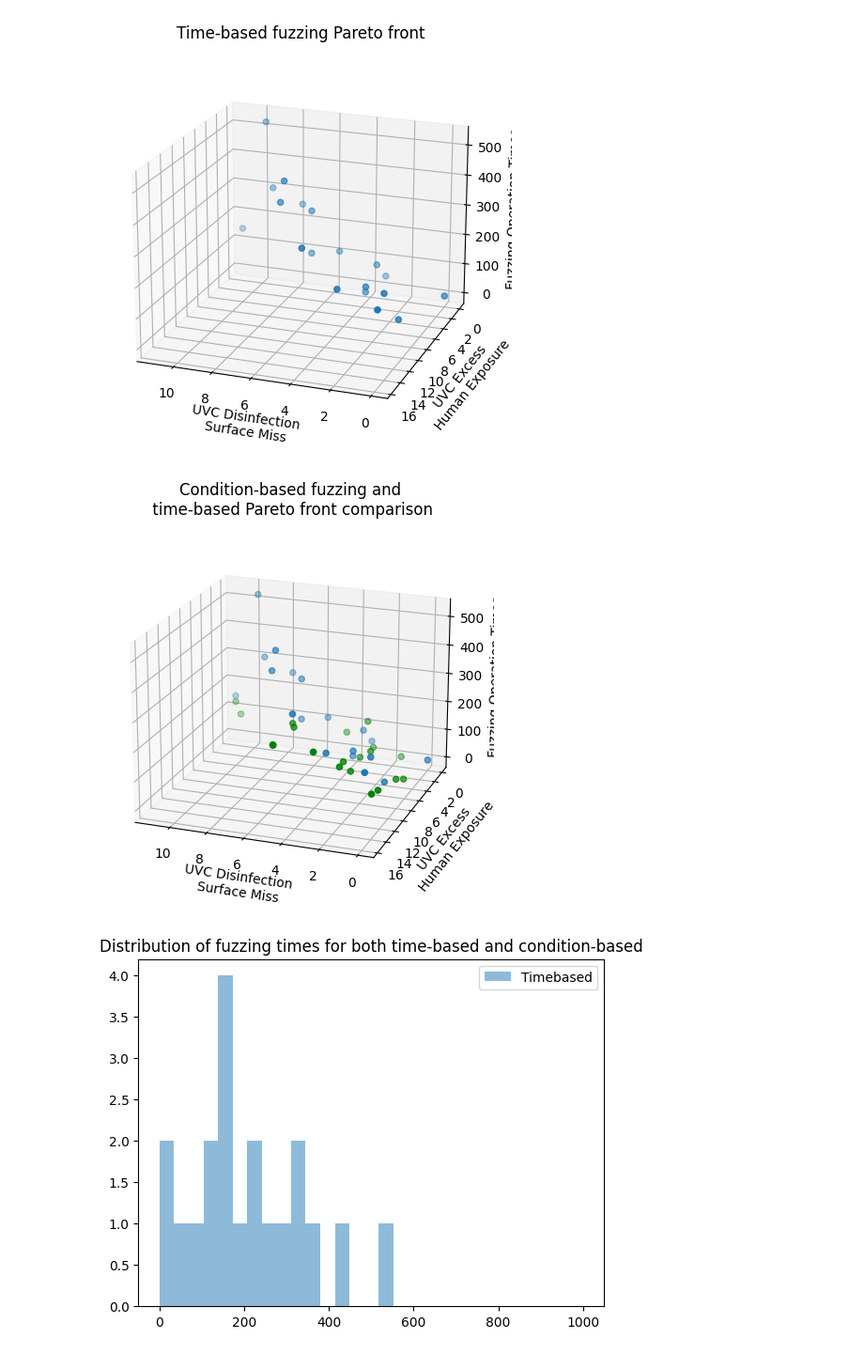
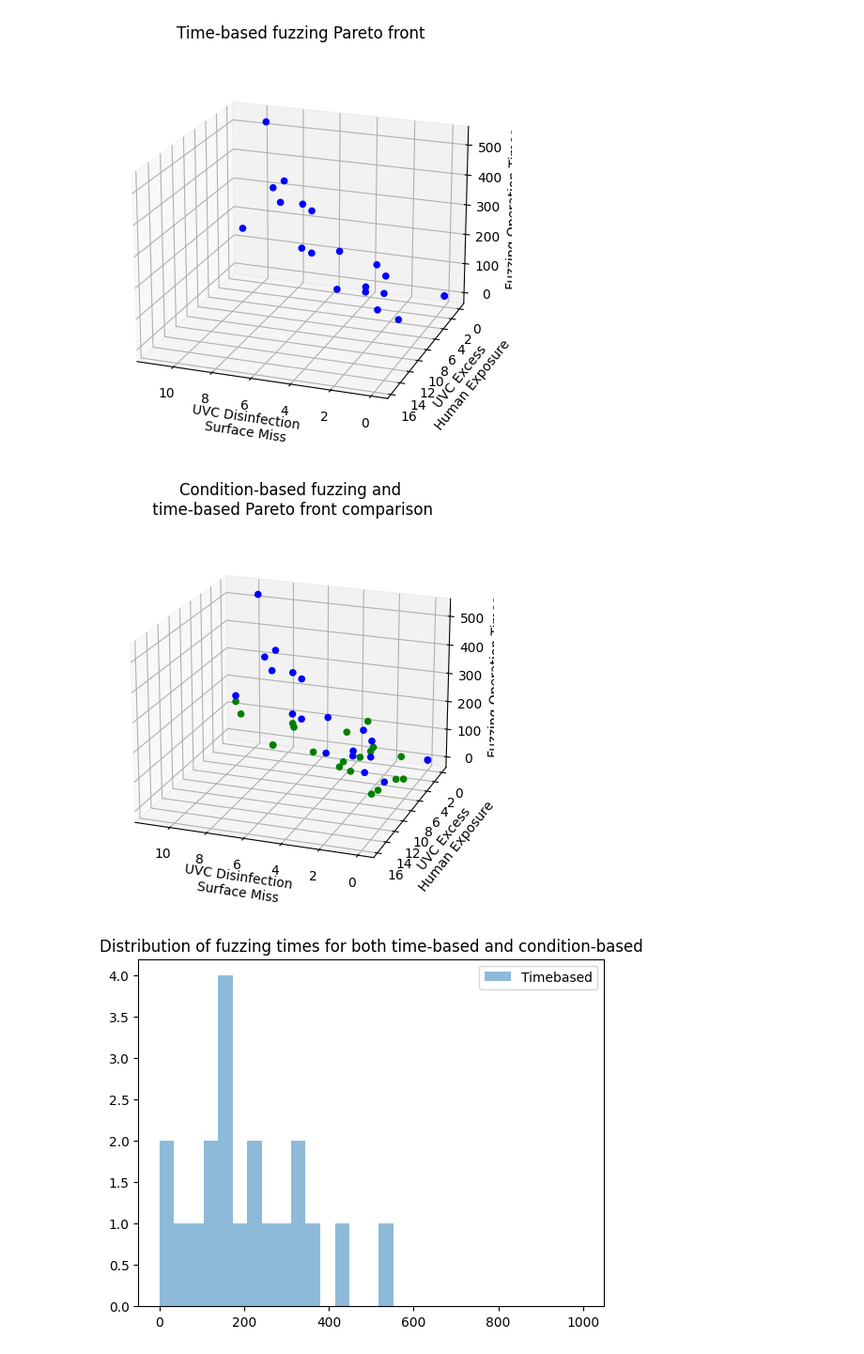
Before and after one commit to sesame-project/simulationBasedTesting, a Jupyter notebook: notebooks/locomotec/python/Locomotec_3DPlot.ipynb, the cells around one changed output. Shown at 94% size. Cells and saved outputs as stored; diff of their text form; code cells hidden in the pictures.

```diff
--- a/notebooks/locomotec/python/Locomotec_3DPlot.ipynb
+++ b/notebooks/locomotec/python/Locomotec_3DPlot.ipynb
@@ -79,32 +79,32 @@ def plot_3d_resultset_stalks(frontCSVFile, secondCSVFile, graph_title, savefigFi
 # %%
 def plot_3d_resultset(frontCSVFile, secondCSVFile, graph_title, savefigFilename):
     df = pd.read_csv(frontCSVFile, delim_whitespace=True)
     if not (secondCSVFile is None):
          df2 = pd.read_csv(secondCSVFile, delim_whitespace=True)
 
     fig = plt.figure()
     ax = fig.add_subplot(projection='3d')
     ax.view_init(20,110)
-    ax.scatter(df["uvMissSurface"], df["uvExcessHuman"], df["fuzzOpTimes"])
+    ax.scatter(df["uvMissSurface"], df["uvExcessHuman"], df["fuzzOpTimes"], color="blue", alpha = 1.0)
 
     if not (secondCSVFile is None):
-        ax.scatter(df2["uvMissSurface"], df2["uvExcessHuman"], df2["fuzzOpTimes"], color="green")
+        ax.scatter(df2["uvMissSurface"], df2["uvExcessHuman"], df2["fuzzOpTimes"], color="green", alpha = 1.0)
 
     ax.set_xlabel("UVC Disinfection\n Surface Miss")
     ax.set_ylabel("UVC Excess\n Human Exposure")
     ax.set_zlabel("Fuzzing Operation Times")
     ax.set_title(graph_title)
     plt.tight_layout()
     plt.savefig(savefigFilename)
     plt.show()
 
 plot_3d_resultset("locomotec-res-timebased-python", None, "Time-based fuzzing Pareto front", "rq1-timebased-3d-pareto.pdf")
 # %% [output]
-[figure, old version]
+[figure, new version]
 # %%
 plot_3d_resultset("locomotec-res-timebased-python", "locomotec-res-condfuzz-python", "Condition-based fuzzing and\n time-based Pareto front comparison", "rq2-condbased-3d-pareto.pdf")
 # %% [output]
-[figure, old version]
+[figure, new version]
 # %%
 # Plot the times for condition-based fuzzing for both condition-based and time-based fuzzing
 timebased_times = timebased_res["fuzzOpTimes"]
```
Also changed, not shown: 32 other files.
